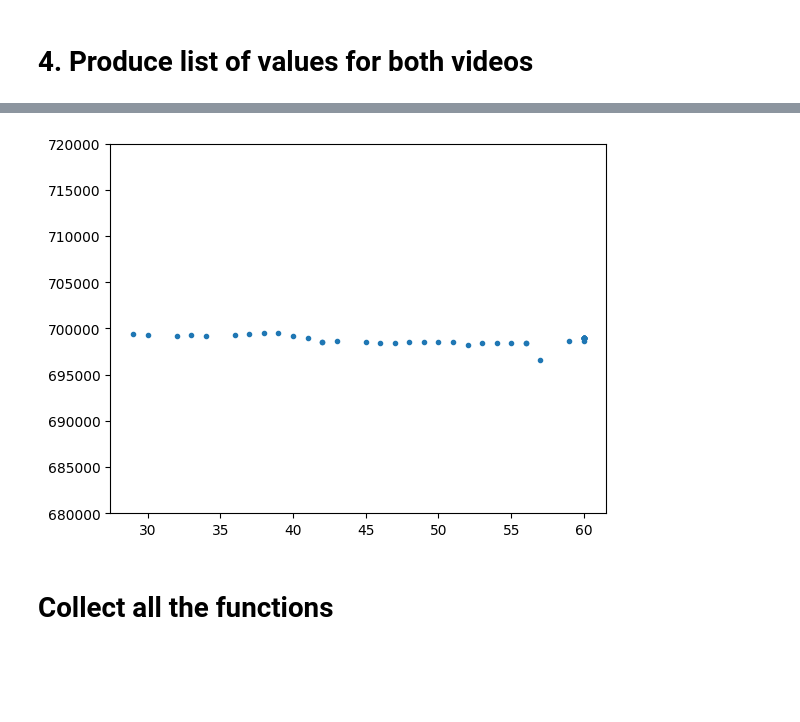
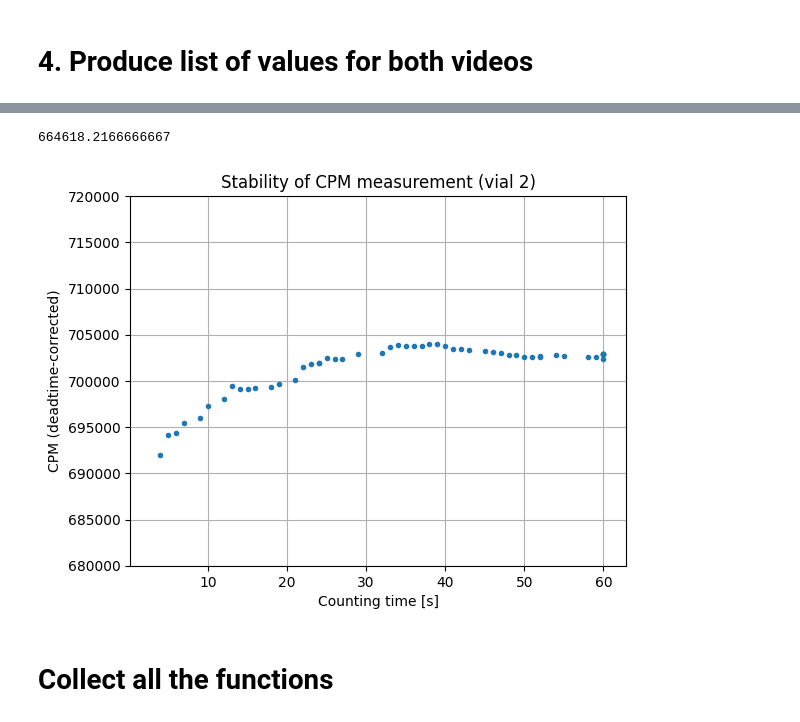
Before and after one commit to wunderbeere/hidex-calibration, a Jupyter notebook: counting_time/process_CPM.ipynb, the cells around one changed output, grey strips where cells are left out. Saved outputs shown, nothing was run; the diff lists cells and outputs as text; code cells hidden in the pictures; blank space fills up the shorter version.

Commit message:
CPM counting time analysis plots

```diff
--- a/counting_time/process_CPM.ipynb
+++ b/counting_time/process_CPM.ipynb
@@ -91,7 +91,7 @@ def getNumbers(filename):
     v = cv2.GaussianBlur(v, (1,1), 0)
     thresh = cv2.threshold(v, 0, 255, cv2.THRESH_BINARY_INV + cv2.THRESH_OTSU)[1]
     #cv2.imwrite('{}.png'.format(filename),thresh)
-    kernel = cv2.getStructuringElement(cv2.MORPH_RECT, ksize=(1, 2))
+    kernel = cv2.getStructuringElement(cv2.MORPH_RECT, ksize=(1, 1))
     thresh = cv2.dilate(thresh, kernel)
     txt = image_to_string(thresh, config="psm=6 tessedit_char_whitelist=0123456789")
     newtxt = re.sub("[^0-9]", "", txt)
@@ -129,7 +129,8 @@ getNumbers(r"C:\Users\yuliy\OneDrive\Documents\Fall 2023\Research\counting_time\
 # %% [markdown]
 # 4. Produce list of values for both videos
 # %%
-time_dir = r".\processed_data\7\7_time.mp4"
+time_dir = r"./processed_data/2/timeframes" # directory to path of frames in png format
+
 directory = os.fsencode(time_dir)
 print(directory)
 
@@ -151,4 +152,5 @@ for file in os.listdir(directory):
 time_data = data[data[:, 0].argsort(),1]
 # I dont know what this problem is. womp womp
 # TODO next time
+time_data
 # %% [output]
@@ -157,6 +163,6 @@ NotADirectoryError: [WinError 267] The directory name is invalid: b'.\\processed
 # %%
 ## do the same for CPM data
-cpm_dir = r".\\CPM vs time data 2\\CPMframes"
+cpm_dir = r"./processed_data/2/cpmframes"
 directory = os.fsencode(cpm_dir)
 
 m = len(os.listdir(directory))
@@ -180,9 +202,15 @@ cpm_data = data[data[:, 0].argsort(), 1]
 # %%
 plt.plot(time_data, cpm_data, ".")
+print(np.nanmean(cpm_data))
 plt.ylim(680000, 720000)
+plt.grid()
+plt.title("Stability of CPM measurement (vial 2)")
+plt.ylabel("CPM (deadtime-corrected)")
+plt.xlabel("Counting time [s]")
 plt.show()
 # %% [output]
+664618.2166666667
-[figure, old version]
+[figure, new version]
 # %% [markdown]
 # Collect all the functions
 # %%
```
Also changed, not shown: parts of 5 cells of this notebook.
